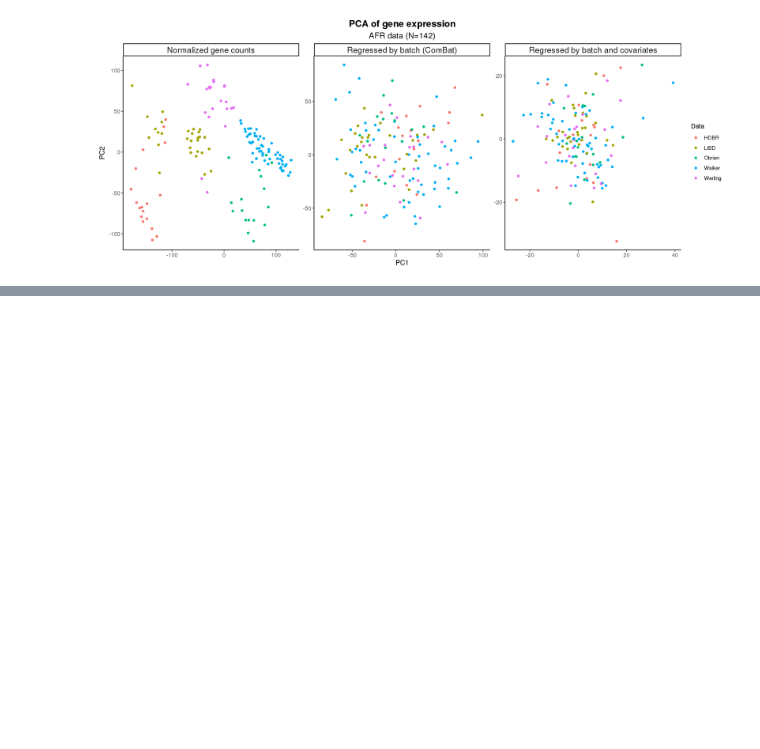
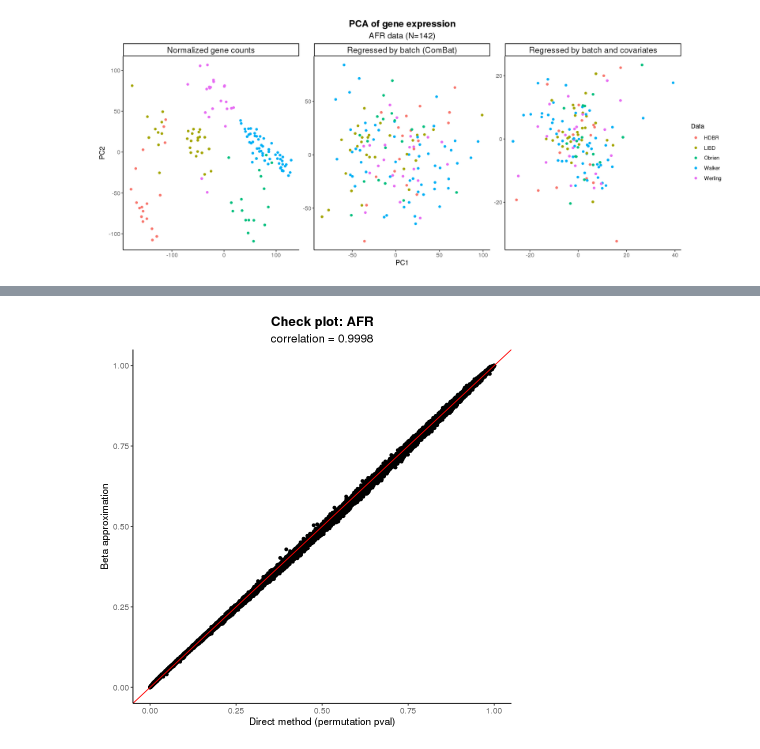
Before and after one commit to gandallab/devBrain_xQTL, a Jupyter notebook: code/04-QTL/cis-eQTL/eqtl_analysis.ipynb, the cells around one changed output, grey strips where cells are left out. Saved outputs shown, nothing was run; the diff lists cells and outputs as text; code cells hidden in the pictures; blank space fills up the shorter version.

```diff
--- a/code/04-QTL/cis-eQTL/eqtl_analysis.ipynb
+++ b/code/04-QTL/cis-eQTL/eqtl_analysis.ipynb
@@ -559,0 +635,18 @@ Warning message in fread("~/project-gandalm/isoform_twas/eqtl_new/data/afr/gene.
+# %%
+afr <- fread("~/project-gandalm/isoform_twas/eqtl_new/results/afr_perm_20HCP/all.chunks.txt.gz", data.table=F)
+colnames(afr) <- c("pid", "nvar", "shape1", "shape2", "dummy", "sid", "dist", "npval", "slope", "ppval", "bpval")
+p3 <- ggplot(afr, aes(x = ppval, y = bpval)) +
+    geom_point() +
+    geom_abline(intercept = 0, slope = 1, color = "red") +
+    labs(x = "Direct method (permutation pval)",
+         y = "Beta approximation",
+         title = "Check plot: AFR",
+         subtitle = "correlation = 0.9998") +
+    theme_classic() +
+    theme(axis.text = element_text(size=10),
+        axis.title = element_text(size=12),
+        plot.title = element_text(size=16, face="bold", hjust = 0.5),
+        plot.subtitle = element_text(size=14, hjust = 0.5))
+p3
+ggsave("~/project-gandalm/isoform_twas/eqtl_new/figures/afr_check.png", p3, width = 6, height = 6)
+# %% [output]
@@ -559,0 +657 @@ Warning message in fread("~/project-gandalm/isoform_twas/eqtl_new/data/afr/gene.
+[figure, added]
```
Also changed, not shown: parts of 21 cells of this notebook, 9 other files.
